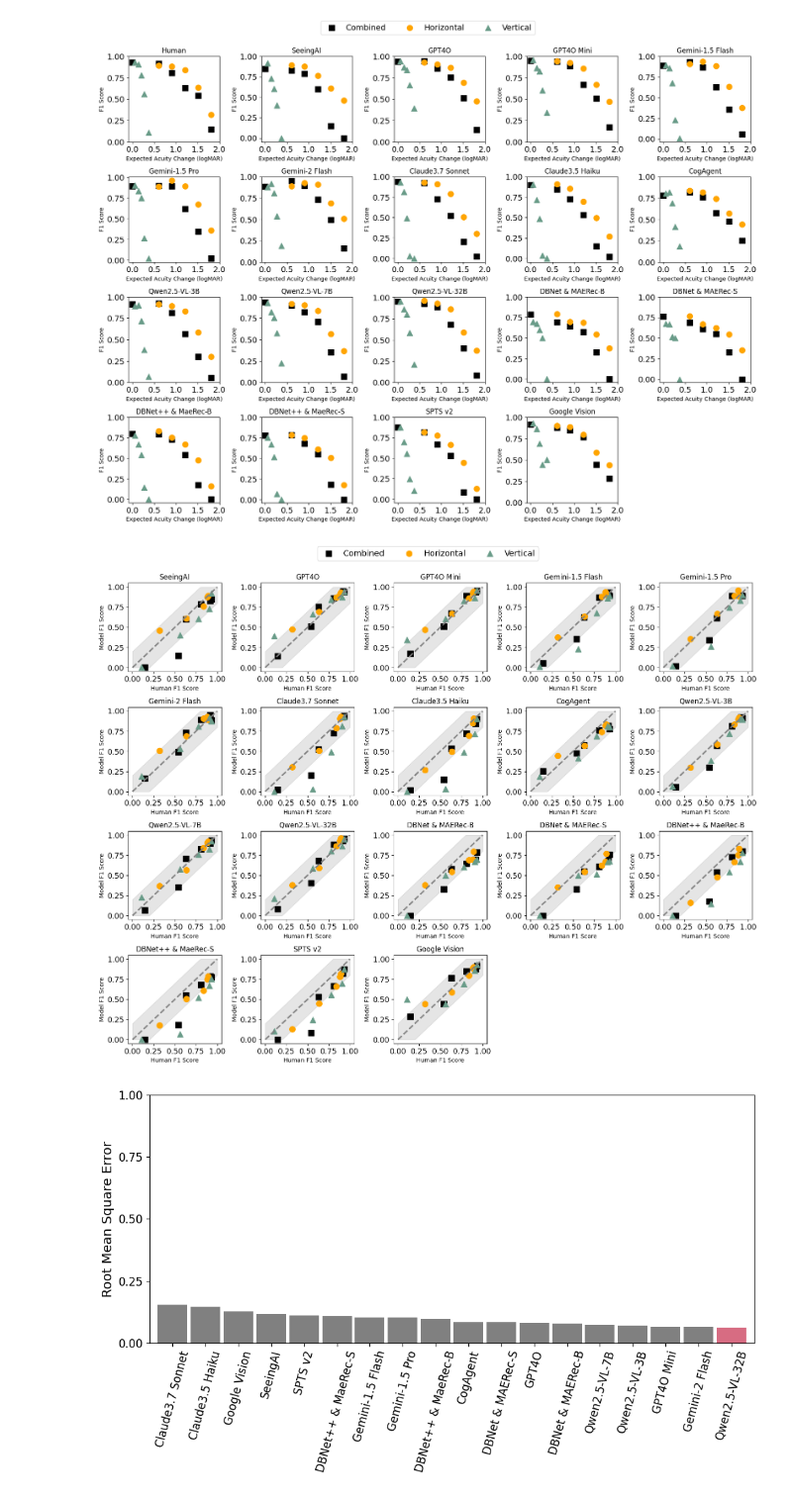
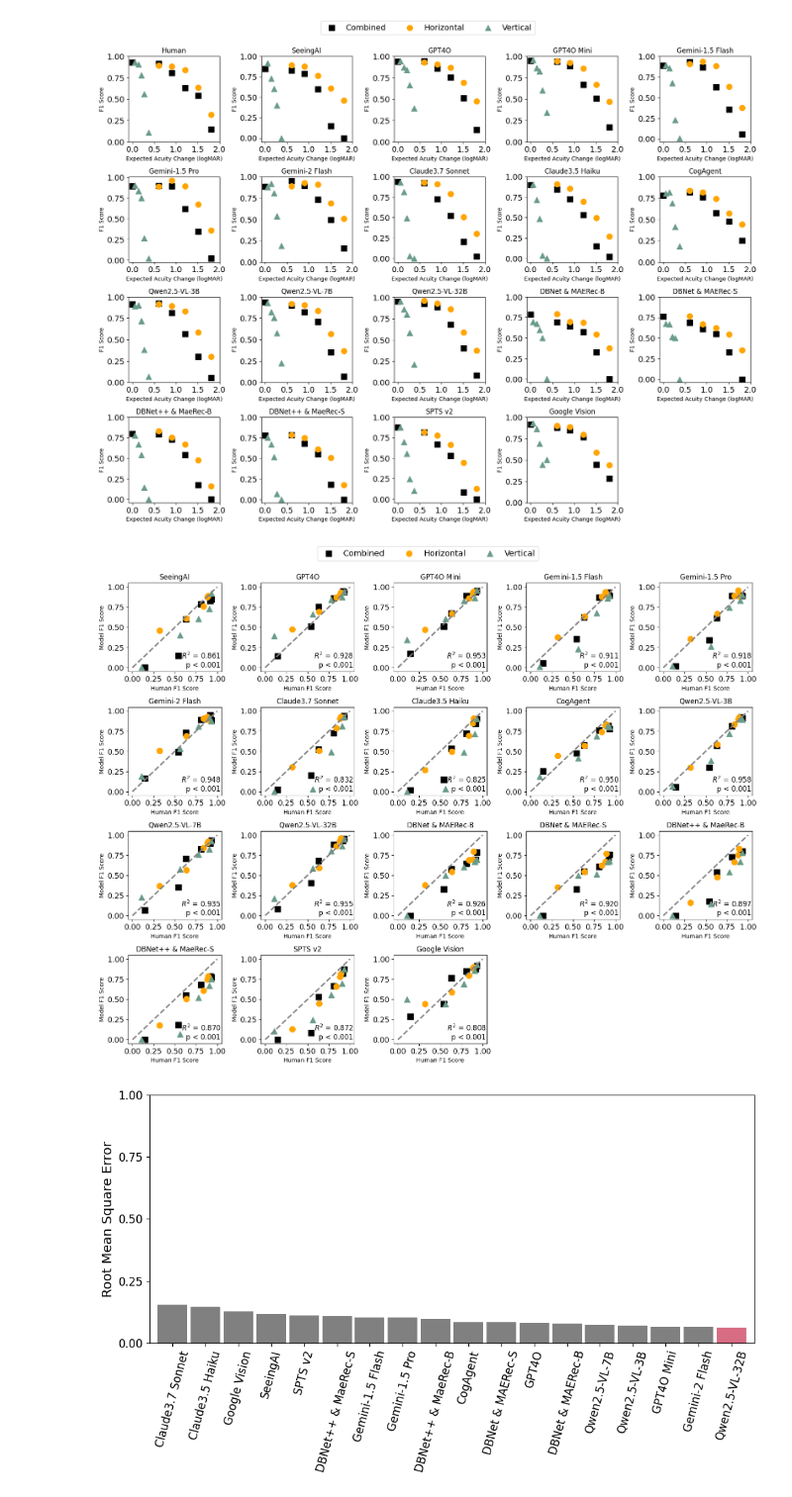
Before and after one commit to kaiagaoqy/VIOCR_infer_models, a Jupyter notebook: untils/eval/totaltext_eval.ipynb, the cells around one changed output. Shown: that part at 99% size. Cells and saved outputs as stored; diff of their text form; code cells hidden in the pictures.

Commit message:
update scene text statistics

```diff
--- a/untils/eval/totaltext_eval.ipynb
+++ b/untils/eval/totaltext_eval.ipynb
@@ -337,6 +337,7 @@ import matplotlib.pyplot as plt
 import seaborn as sns
 import pandas as pd
 import math
+from scipy.stats import linregress
 
 
 # Create a color palette for unique conditions
@@ -358,12 +359,9 @@ def plot_scatter(ax, model_col, df):
     ax.plot([overall_min, overall_max], [overall_min, overall_max],
             linestyle='--', color='grey', linewidth=2.5)
     x = np.linspace(overall_min, overall_max, 100)
-    # Fill the area between y = x - 0.2 and y = x + 0.2
-    lower_bound = np.clip(x - 0.2, overall_min, overall_max)
-    upper_bound = np.clip(x + 0.2, overall_min, overall_max)
 
     # Fill the area between the clipped bounds
-    ax.fill_between(x, lower_bound, upper_bound, color='grey', alpha=0.2)
+    # ax.fill_between(x, lower_bound, upper_bound, color='grey', alpha=0.2)
 
     # Plot each group (by Cond) separately to assign markers and colors
     for cond, group in df.groupby('Cond'):
@@ -377,14 +375,15 @@ def plot_scatter(ax, model_col, df):
             edgecolors=color_mapping[cond],
             s=100  # marker size
         )
+    # Compute linear regression for the entire dataset (across groups)
+    reg_result = linregress(df['Human'], df[model_col])
+    r_squared = reg_result.rvalue**2
+    p_value = reg_result.pvalue
 
-    # # Add a dashed diagonal line that spans the range of the data
-    # x_vals = df['Human']
-    # y_vals = df[model_col]
-    # overall_min = min(x_vals.min(), y_vals.min()) - 0.1
-    # overall_max = max(x_vals.max(), y_vals.max()) + 0.1
-    # ax.plot([overall_min, overall_max], [overall_min, overall_max],
-    #         linestyle='--', color='grey')
+    # Annotate the plot at the right bottom corner (using axis coordinates)
+    ax.text(0.99, 0.03, f'$R^2$ = {r_squared:.3f}\n{"p < 0.001" if p_value < .001 else f"p = {p_value:.3f}"}',
+            transform=ax.transAxes, fontsize=12, ha='right', va='bottom')
+            # bbox=dict(facecolor='white', alpha=0.5))
 
     # Set labels, title and legend
     ax.set_xlabel("Human F1 Score")
@@ -396,44 +395,40 @@ def plot_scatter(ax, model_col, df):
     plt.setp(ax.get_xticklabels(), fontsize=13)
     plt.setp(ax.get_yticklabels(), fontsize=13)
     # ax.legend()
-
-# List of models to plot (include 'human' and other models)
-# models = ['human','SeeingAI' ,'gpt4o', 'gpt4o_mini', 'gemini_15_flash',
-#        'gemini_15_pro', 'gemini_2_flash', 'claude3_7_sonnet', 'claude3_5_haiku',
-#        'qwen', 'maerec','spts', 'ppocr', 'azure', 'google']
 
 # Determine subplot grid layout; here we choose 2 columns
 num_models = len(models) -1
 ncols = 5
 nrows = math.ceil(num_models / ncols)
 nrows = math.ceil(num_models / ncols)
 
 fig, axes = plt.subplots(nrows, ncols, figsize=(3.2 * ncols, 3 * nrows))
 # If there's only one subplot, axes is not an array; make it a list for consistency.
 if num_models == 1:
     axes = [axes]
 else:
     axes = axes.flatten()
 
 # Plot each model in its corresponding subplot
 for i, model in enumerate(models[1:]):
     plot_scatter(axes[i], model, final_df_fig)
 
 # Remove any extra subplots if the grid has more axes than models
 for j in range(i+1, len(axes)):
     fig.delaxes(axes[j])
 
+
 # Get handles and labels from one of the axes (or combine them if different)
 handles, labels = axes.flatten()[0].get_legend_handles_labels()
 
 # Place a common legend outside the figure. Here, loc='upper center' puts it at the top,
 # and bbox_to_anchor adjusts its position. Adjust ncol for number of columns in legend.
 fig.legend(handles, labels, loc='upper center', bbox_to_anchor=(0.5, 1.05), ncol=3, fontsize=14)
 
 plt.tight_layout()
 plt.savefig('../../figure/totaltext_human_model.png', dpi=300)
 # %% [output]
-[figure, old version]
+[figure, new version]
 # %%
 std_values = final_df_fig[models].sub(final_df_fig['Human'], axis=0).std()
 std_values.drop(index=['Human'], inplace=True)
```
Also changed, not shown: 1 other file.
